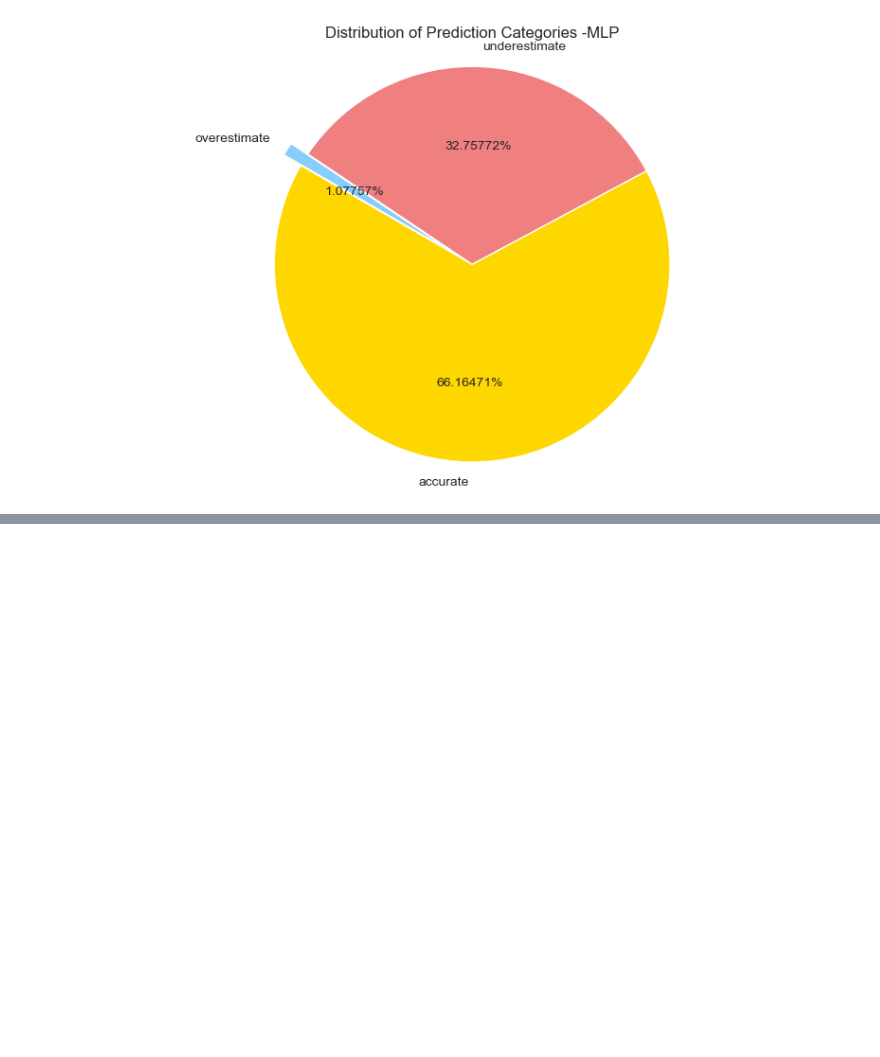
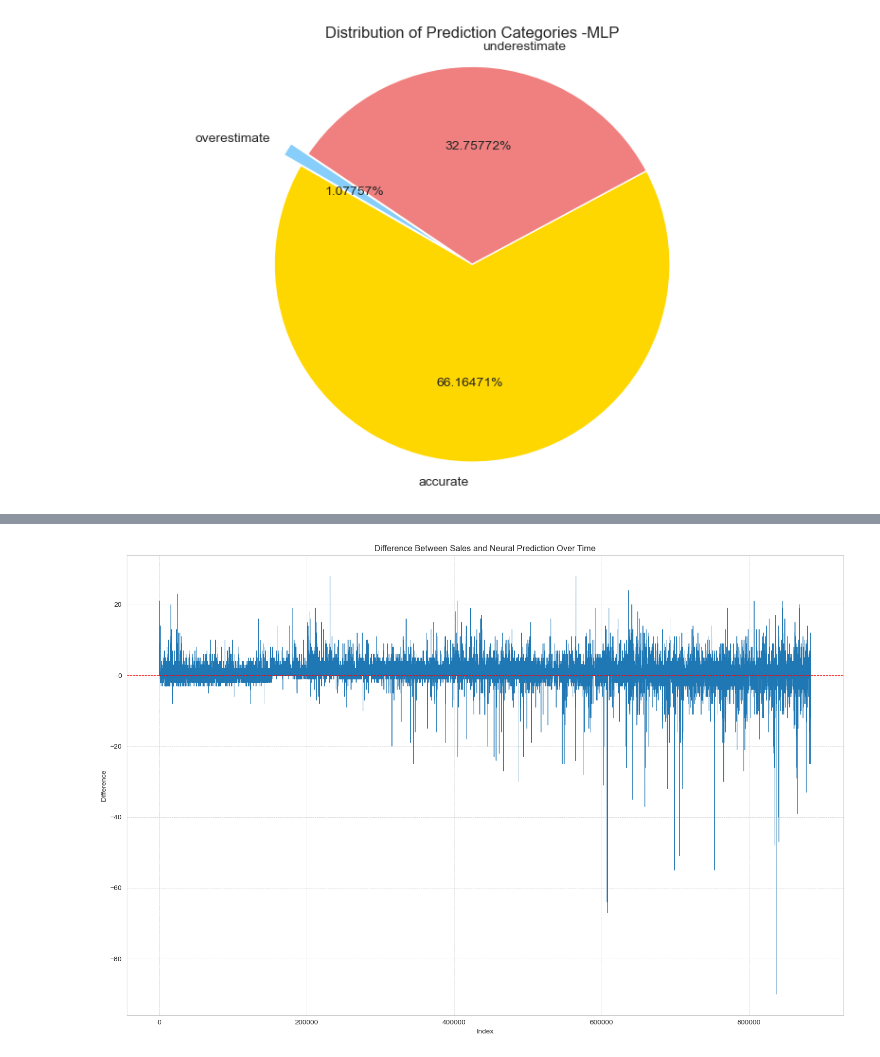
Before and after one commit to chuksmomoh101231/Dissertation_Files, a Jupyter notebook: NEURAL_NETWORK_MODEL_PREDICTION.ipynb, the cells around one changed output, grey strips where cells are left out. Cells and saved outputs as stored; diff of their text form; code cells hidden in the pictures; blank space fills up the shorter version.

```diff
--- a/NEURAL_NETWORK_MODEL_PREDICTION.ipynb
+++ b/NEURAL_NETWORK_MODEL_PREDICTION.ipynb
@@ -300,0 +271,16 @@ plt.show()
+# %%
+# Recalculate the difference column
+Neural_prediction['difference'] = Neural_prediction['sales'] - Neural_prediction['Neural_prediction']
+
+# Plot the difference using the provided code and add the y=0 reference line
+plt.figure(figsize=(15, 10))
+Neural_prediction['difference'].plot(linewidth=0.7)
+plt.axhline(0, color='red', linestyle='--', linewidth=0.8)  # y=0 line for reference
+plt.title('Difference Between Sales and Neural Prediction Over Time')
+plt.xlabel('Index')
+plt.ylabel('Difference')
+plt.grid(True, which='both', linestyle='--', linewidth=0.5)
+plt.tight_layout()
+plt.show()
+# %% [output]
+[figure, added]
```
Also changed, not shown: parts of 5 cells of this notebook.
